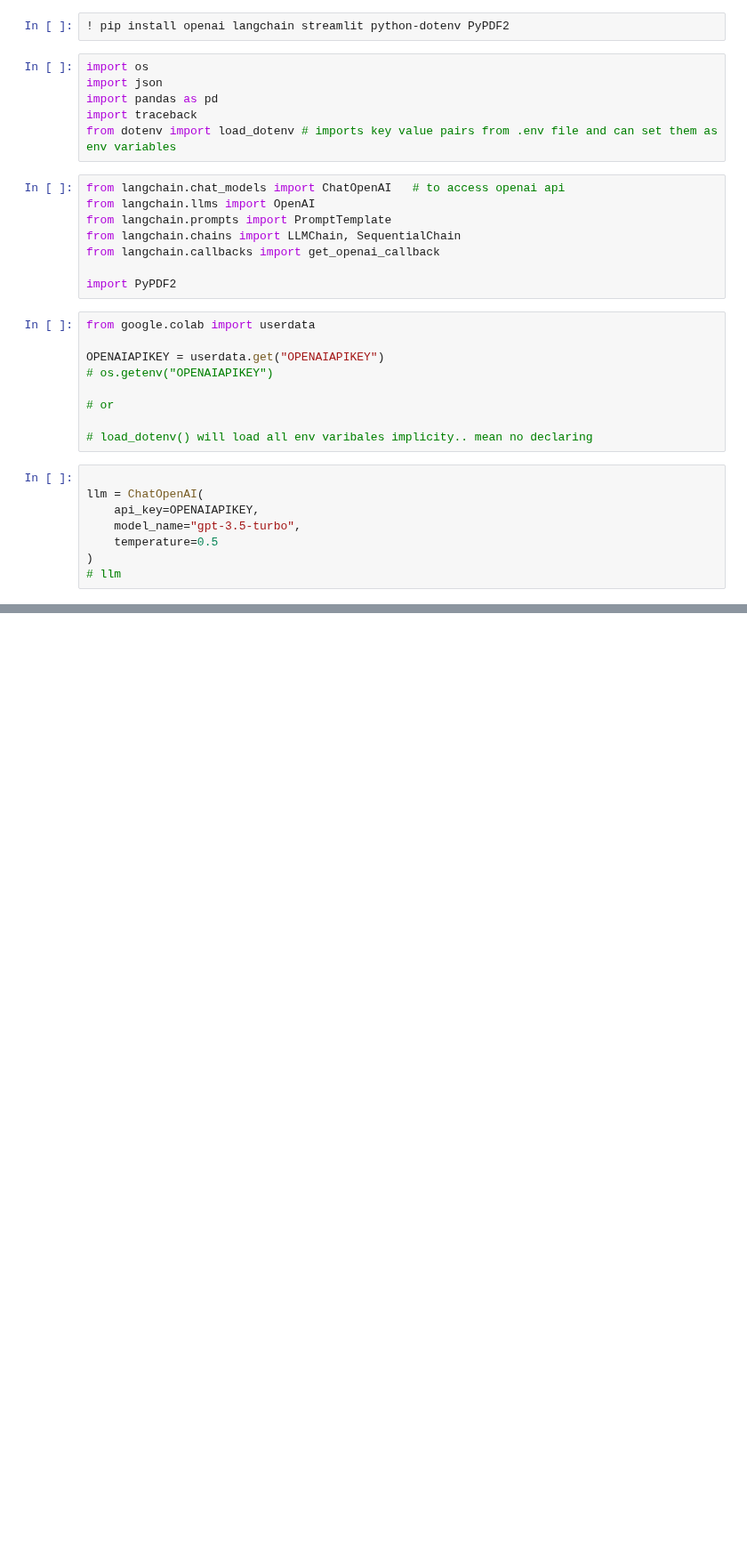
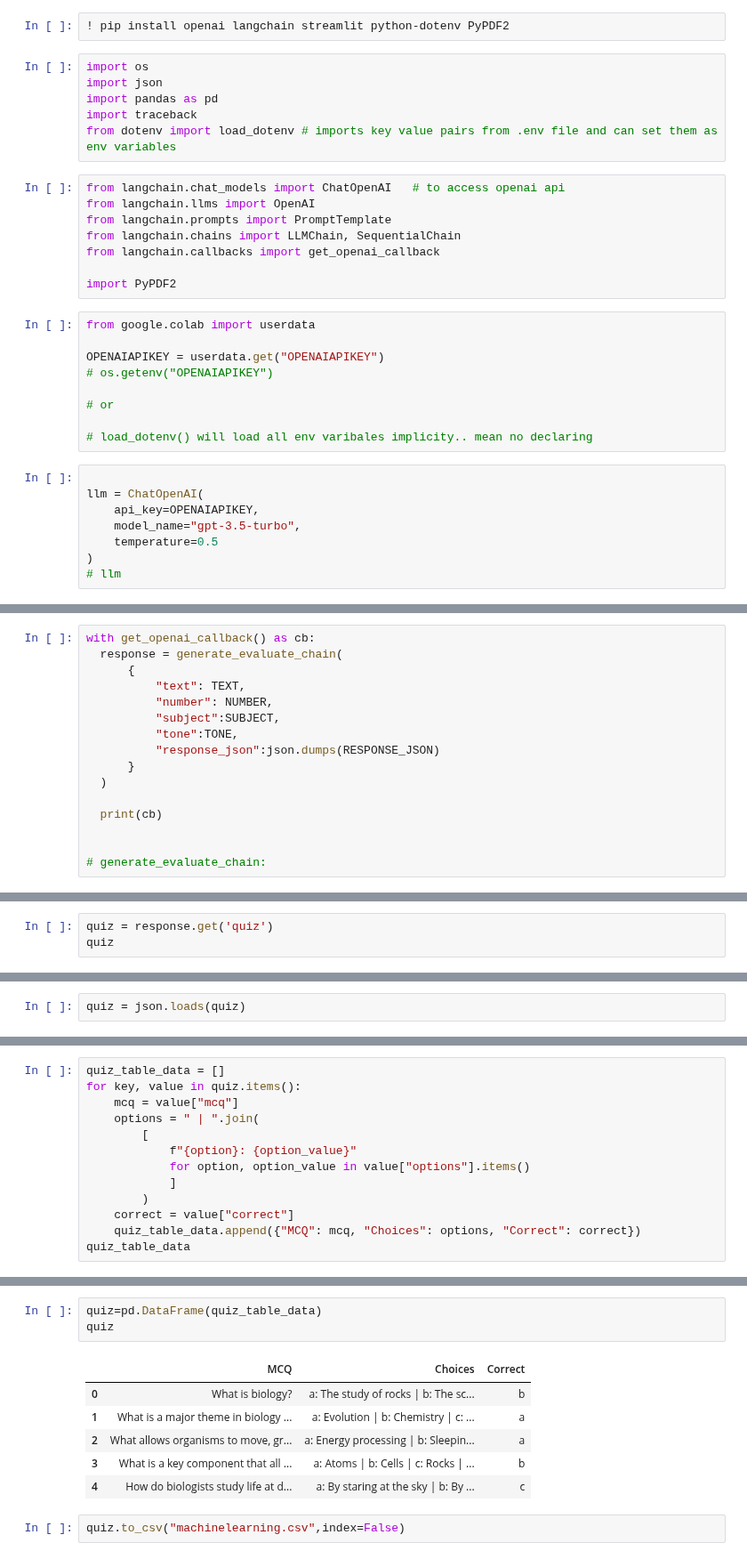
Before and after one commit to mzohaibnasir/GenAI, a Jupyter notebook: 05_LangchainProject_MCQGenerator.ipynb, the cells around one changed output, grey strips where cells are left out. Shown at 89% size. Saved outputs shown, nothing was run; the diff lists cells and outputs as text; blank space fills up the shorter version.

```diff
--- a/05_LangchainProject_MCQGenerator.ipynb
+++ b/05_LangchainProject_MCQGenerator.ipynb
@@ -37,0 +167,16 @@ llm = ChatOpenAI(
+# %%
+with get_openai_callback() as cb:
+  response = generate_evaluate_chain(
+      {
+          "text": TEXT,
+          "number": NUMBER,
+          "subject":SUBJECT,
+          "tone":TONE,
+          "response_json":json.dumps(RESPONSE_JSON)
+      }
+  )
+
+  print(cb)
+
+
+# generate_evaluate_chain:
@@ -37,0 +241,3 @@ llm = ChatOpenAI(
+# %%
+quiz = response.get('quiz')
+quiz
@@ -37,0 +246,2 @@ llm = ChatOpenAI(
+# %%
+quiz = json.loads(quiz)
@@ -37,0 +250,13 @@ llm = ChatOpenAI(
+# %%
+quiz_table_data = []
+for key, value in quiz.items():
+    mcq = value["mcq"]
+    options = " | ".join(
+        [
+            f"{option}: {option_value}"
+            for option, option_value in value["options"].items()
+            ]
+        )
+    correct = value["correct"]
+    quiz_table_data.append({"MCQ": mcq, "Choices": options, "Correct": correct})
+quiz_table_data
@@ -37,0 +279,12 @@ llm = ChatOpenAI(
+# %%
+quiz=pd.DataFrame(quiz_table_data)
+quiz
+# %% [output]
+|  | MCQ | Choices | Correct |
+| 0 | What is biology? | a: The study of rocks | b: The sc... | b |
+| 1 | What is a major theme in biology ... | a: Evolution | b: Chemistry | c: ... | a |
+| 2 | What allows organisms to move, gr... | a: Energy processing | b: Sleepin... | a |
+| 3 | What is a key component that all ... | a: Atoms | b: Cells | c: Rocks | ... | b |
+| 4 | How do biologists study life at d... | a: By staring at the sky | b: By ... | c |
+# %%
+quiz.to_csv("machinelearning.csv",index=False)
```
Also changed, not shown: parts of 28 cells of this notebook.
